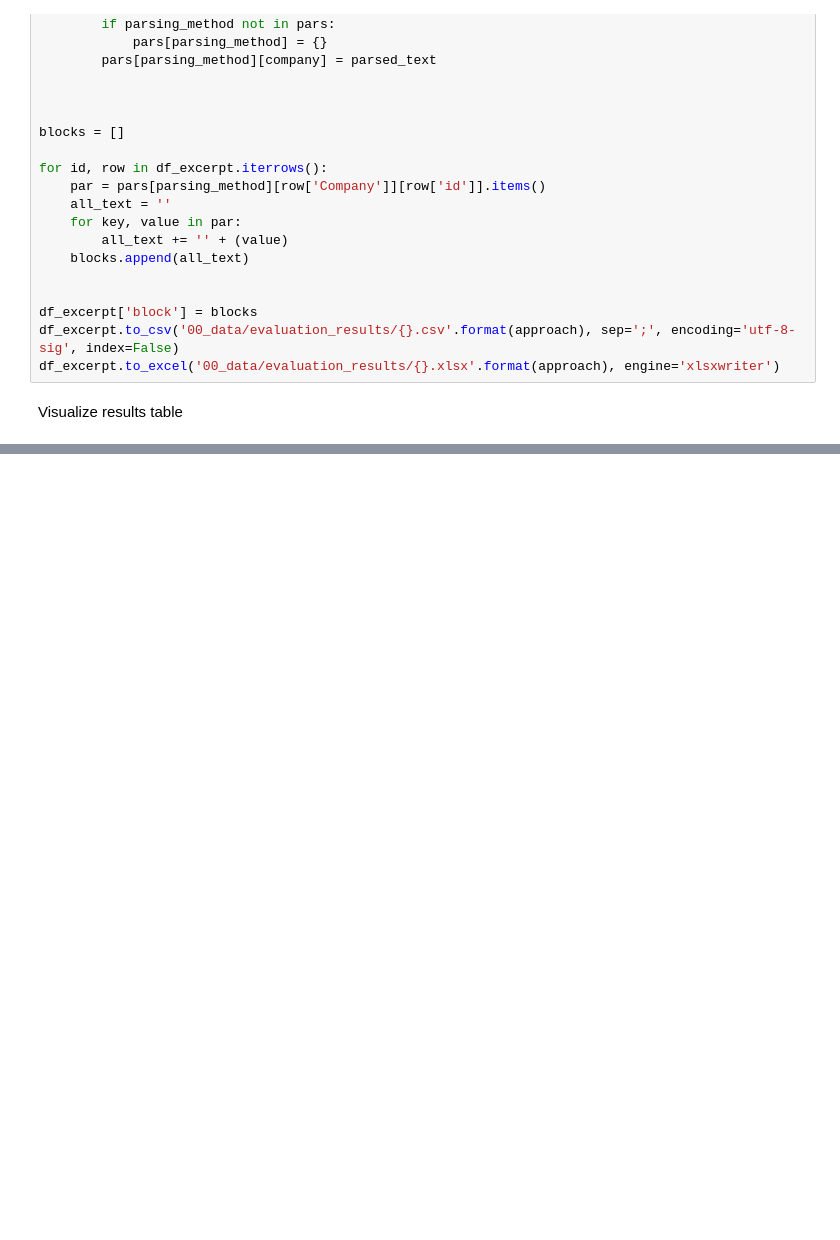
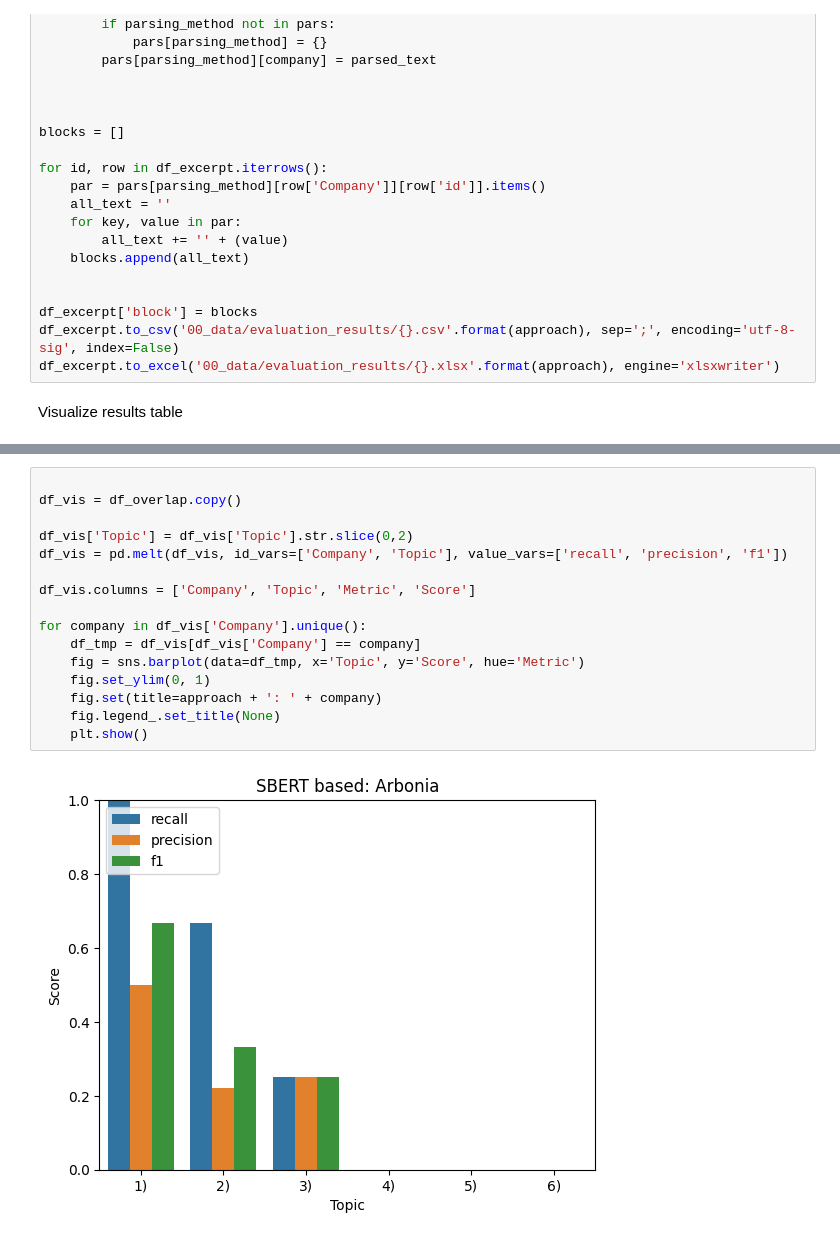
Before and after one commit to planet-10/sentence-tranformer-based-text-classifier, a Jupyter notebook: 06_evaluation.ipynb, the cells around one changed output, grey strips where cells are left out. Drawn from its saved outputs; the diff is of its cells as text; blank space fills up the shorter version.

```diff
--- a/06_evaluation.ipynb
+++ b/06_evaluation.ipynb
@@ -146,0 +155,18 @@ for company in df_vis['Company'].unique():
+# %%
+
+df_vis = df_overlap.copy()
+
+df_vis['Topic'] = df_vis['Topic'].str.slice(0,2)
+df_vis = pd.melt(df_vis, id_vars=['Company', 'Topic'], value_vars=['recall', 'precision', 'f1'])
+
+df_vis.columns = ['Company', 'Topic', 'Metric', 'Score']
+
+for company in df_vis['Company'].unique():
+    df_tmp = df_vis[df_vis['Company'] == company]
+    fig = sns.barplot(data=df_tmp, x='Topic', y='Score', hue='Metric')
+    fig.set_ylim(0, 1)
+    fig.set(title=approach + ': ' + company)
+    fig.legend_.set_title(None)
+    plt.show()
+# %% [output]
+[figure, added]
```
Also changed, not shown: parts of 4 cells of this notebook, 6 other files.
